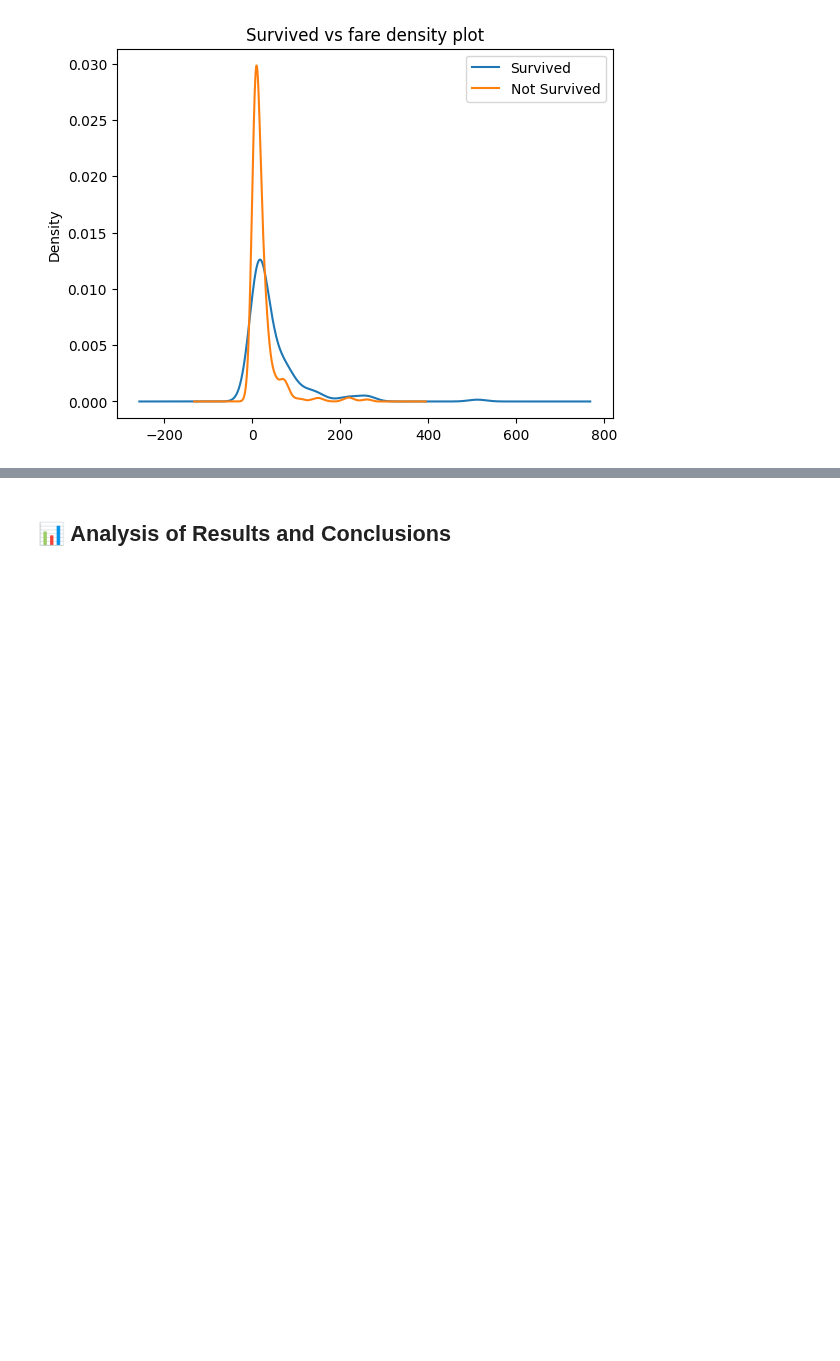
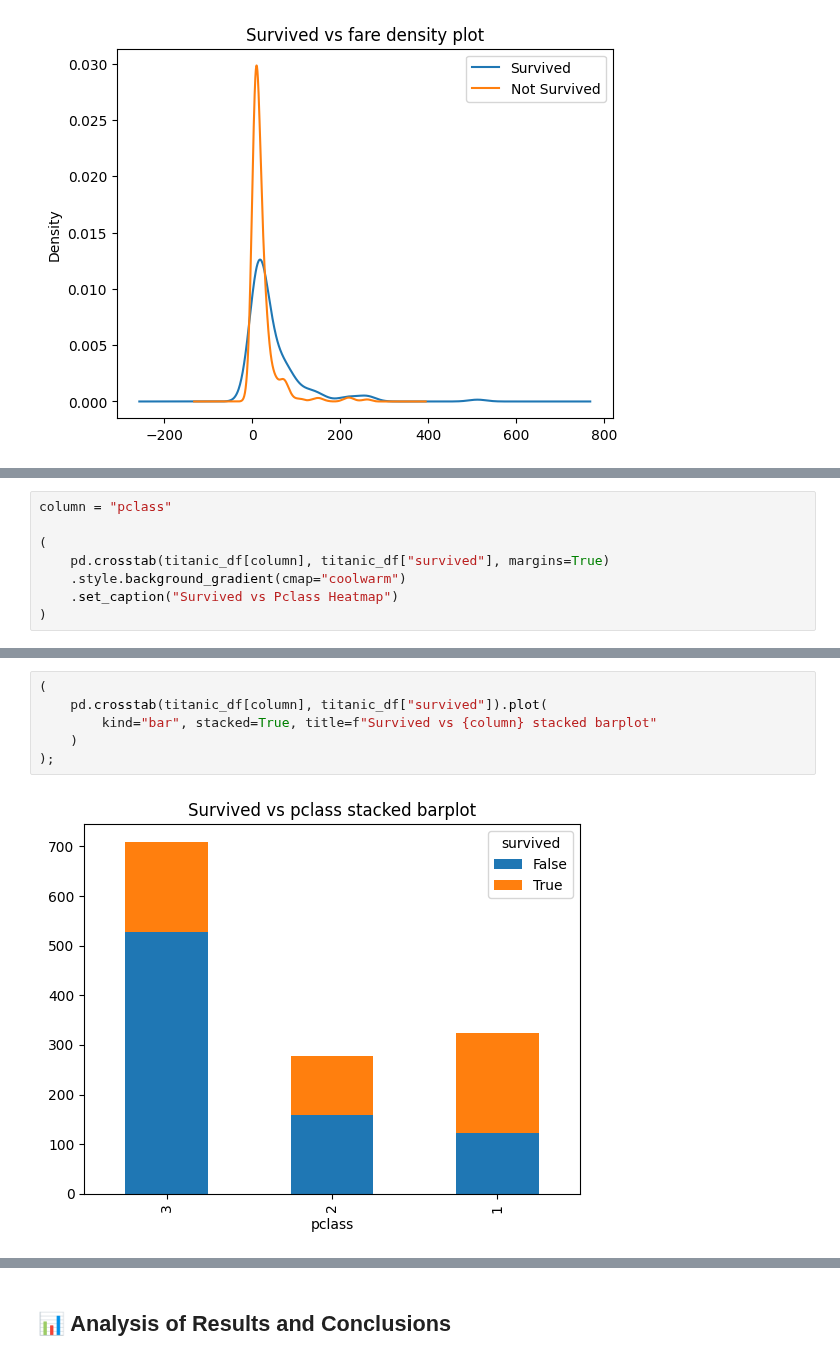
Before and after one commit to JoseRZapata/demo-data-science-template, a Jupyter notebook: notebooks/3-analysis/02-jrz-data_description_Manual-pandas-2024_10_24.ipynb, the cells around one changed output, grey strips where cells are left out. Drawn from its saved outputs; the diff is of its cells as text; blank space fills up the shorter version.

```diff
--- a/notebooks/3-analysis/02-jrz-data_description_Manual-pandas-2024_10_24.ipynb
+++ b/notebooks/3-analysis/02-jrz-data_description_Manual-pandas-2024_10_24.ipynb
@@ -553,0 +568,8 @@ titanic_df[titanic_df["survived"] == 0][variable].plot(
+# %%
+column = "pclass"
+
+(
+    pd.crosstab(titanic_df[column], titanic_df["survived"], margins=True)
+    .style.background_gradient(cmap="coolwarm")
+    .set_caption("Survived vs Pclass Heatmap")
+)
@@ -553,0 +584,8 @@ titanic_df[titanic_df["survived"] == 0][variable].plot(
+# %%
+(
+    pd.crosstab(titanic_df[column], titanic_df["survived"]).plot(
+        kind="bar", stacked=True, title=f"Survived vs {column} stacked barplot"
+    )
+);
+# %% [output]
+[figure, added]
```
Also changed, not shown: parts of 34 cells of this notebook.
